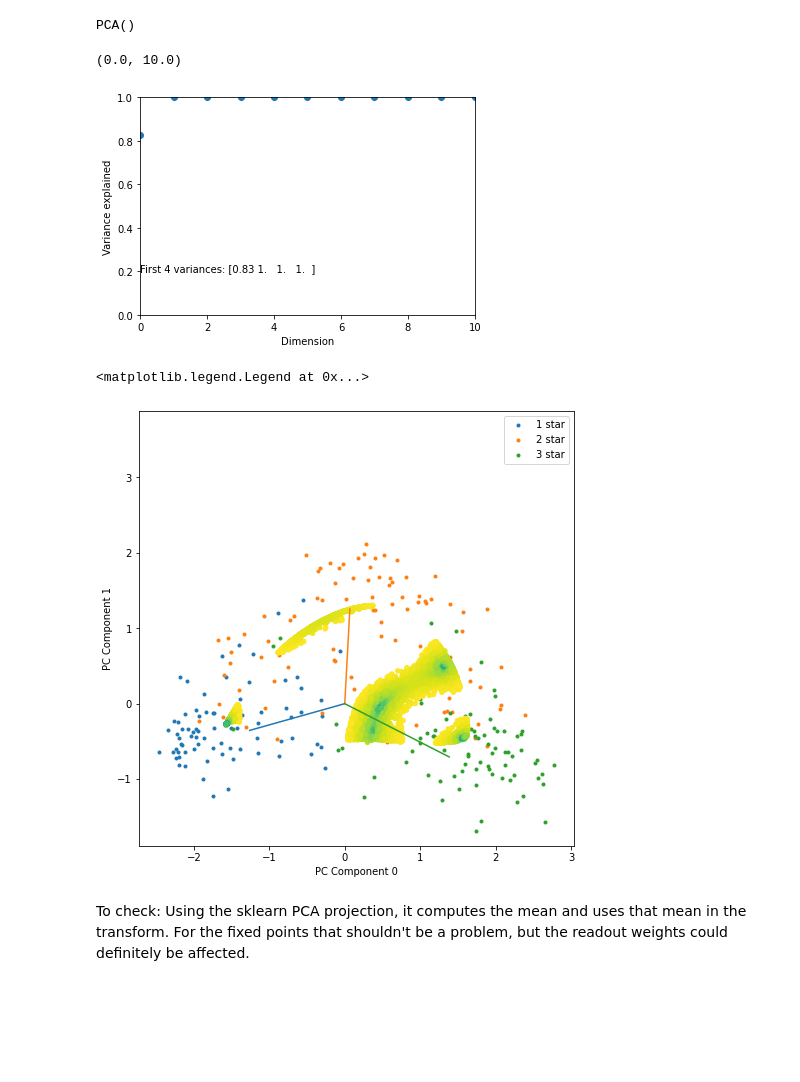
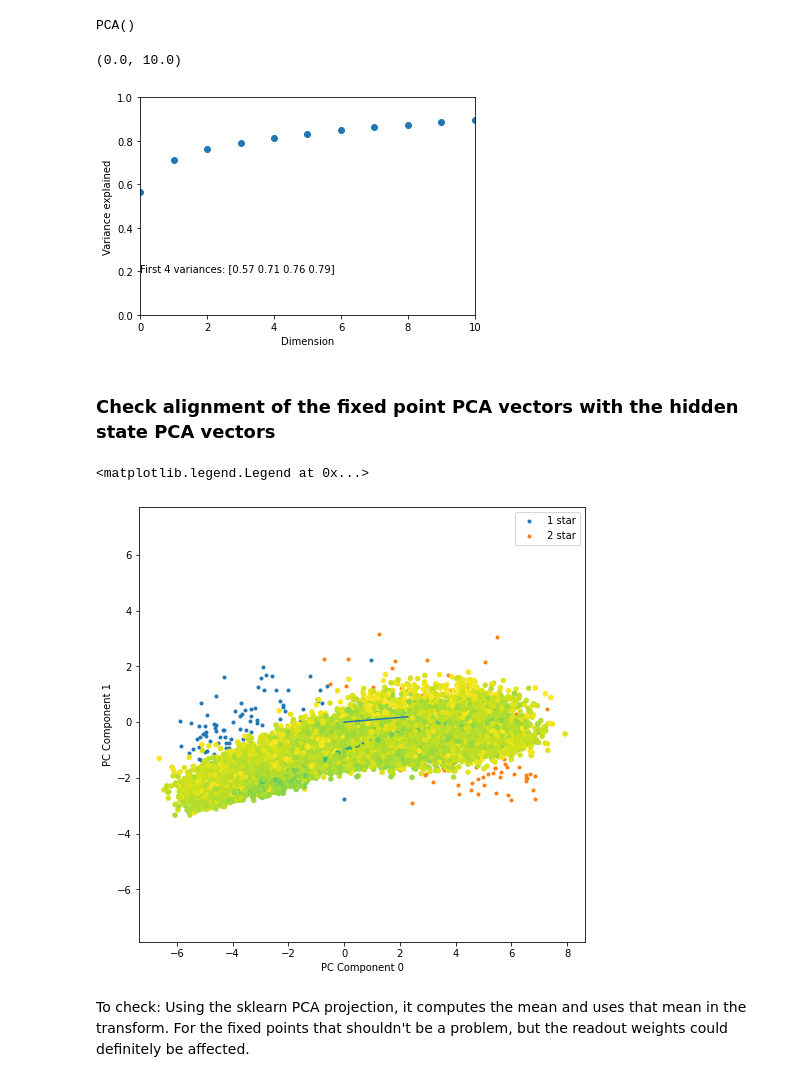
Before and after one commit to ramasesh/rnn_dynamics, a Jupyter notebook: notebooks/Multi-class sentiment fixed point.ipynb, the cells around one changed output. Cells and saved outputs as stored; diff of their text form; code cells hidden in the pictures; blank space fills up the shorter version.

```diff
--- a/notebooks/Multi-class sentiment fixed point.ipynb
+++ b/notebooks/Multi-class sentiment fixed point.ipynb
@@ -23,7 +23,7 @@ import matplotlib.pyplot as plt
 # %% [markdown]
 ## Model and data loading
 # %%
-data_folder = 'results/yelp_3class_L2/LSTM_eta_0.01_L2_0.001_run_sodt7dgk/'
+data_folder = 'results/yelp/2class/UGRNN_eta_0.01_L2_0.1_run_qusn3ty7/'
 # %%
 with open(os.path.join(data_folder, 'config.json')) as f:
     config = json.load(f)
@@ -39,7 +37,8 @@ Using correct function
 def get_cell(cell_type, **kwargs):
     cell_functions = {'LSTM': cells.LSTM,
                       'GRU': cells.GRU,
-                      'VanillaRNN': cells.VanillaRNN}
+                      'VanillaRNN': cells.VanillaRNN,
+                      'UGRNN': cells.UGRNN}
     return cell_functions[cell_type](**kwargs)
 # %%
 cell = get_cell(config['model']['cell_type'],
@@ -101,3 +102,3 @@ pts.shape
 # %%
-states_by_value = {k: [h for h, lbl in zip(hs, test_batch['labels']) if lbl == k] for k in range(config['model']['num_outputs'])}
-end_states_by_value = {k: [h for h, lbl in zip(end_states, test_batch['labels']) if lbl == k] for k in range(config['model']['num_outputs'])}
+states_by_value = {k: [h for h, lbl in zip(hs, test_batch['labels']) if lbl == k] for k in range(config['data']['num_classes'])}
+end_states_by_value = {k: [h for h, lbl in zip(end_states, test_batch['labels']) if lbl == k] for k in range(config['data']['num_classes'])}
@@ -132,7 +139,7 @@ dim_1 = 1
 
 colors = ['red', 'blue', 'green']
 
-for k in range(config['model']['num_outputs']):
+for k in range(config['data']['num_classes']):
     transformed = pca.transform(np.vstack(end_states_by_value[k])).T
     x = transformed[dim_0]
     y = transformed[dim_1]
@@ -226,51 +233,53 @@ plt.text(00, 0.2, f'First 4 variances: {np.round(fp_var_ratio[:4],2)}');
 plt.xlim(0,10)
 # %% [output]
 (0.0, 10.0)
-[figure, old version]
+[figure, new version]
 # %%
 transformed_readout= pca.transform(readout_weight.T).T
 # %%
 readout_weight = readout_params[0]
 transformed_readout= pca.transform(readout_weight.T).T
+# %% [markdown]
+### Check alignment of the fixed point PCA vectors with the hidden state PCA vectors
 # %%
 plt.figure(figsize=(8,8))
 
 dim_0 = 0
 dim_1 = 1
 
-for k in range(config['model']['num_outputs']):
+for k in range(config['data']['num_classes']):
     transformed = pca.transform(np.vstack(end_states_by_value[k])).T
     x = transformed[dim_0]
     y = transformed[dim_1]
 
     plt.scatter(x, y, marker='.', label=f'{k+1} star')
 
 transformed_fp = pca.transform(fixed_points).T
 x = transformed_fp[dim_0]
 y = transformed_fp[dim_1]
 
 mask = fp_losses < THRESHOLD
 
 x = x[mask]
 y = y[mask]
 
 plt.scatter(x, y, s=20, c=np.log10(fp_losses[mask]))
 
 readout_weight = readout_params[0]
 transformed_readout= pca.transform(readout_weight.T).T
 x_ro = transformed_readout[dim_0]
 y_ro = transformed_readout[dim_1]
 
 for i in range(len(x_ro)):
     plt.plot([0, x_ro[i]], [0, y_ro[i]])
 
 plt.xlabel(f'PC Component {dim_0}')
 plt.ylabel(f'PC Component {dim_1}')
-plt.axis('square')
+plt.axis('equal')
 plt.legend(loc='upper right')
 # %% [output]
 <matplotlib.legend.Legend at 0x...>
-[figure, old version]
+[figure, new version]
 # %% [markdown]
 To check:
 Using the sklearn PCA projection, it computes the mean and uses that mean in the transform.  For the fixed points that shouldn't be a problem, but the readout weights could definitely be affected.
```
Also changed, not shown: parts of 13 cells of this notebook, 8 other files.
